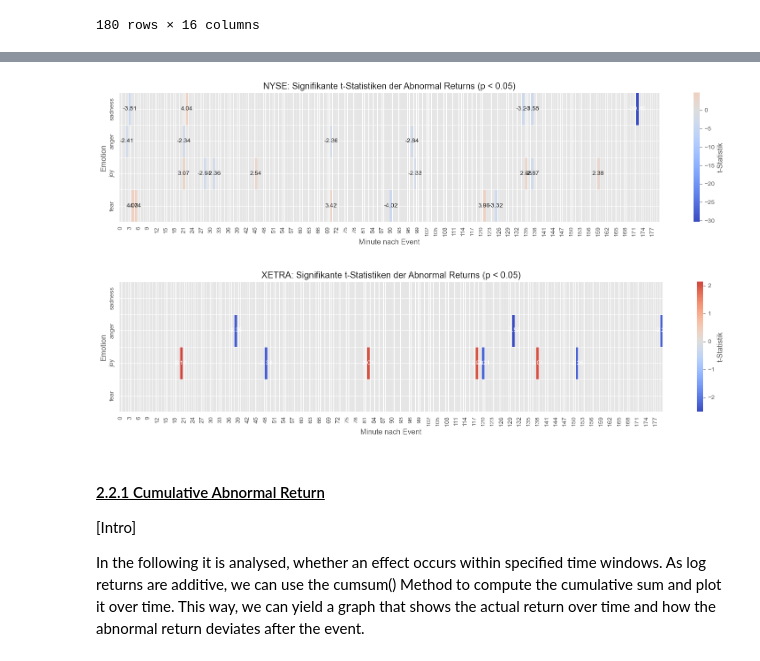
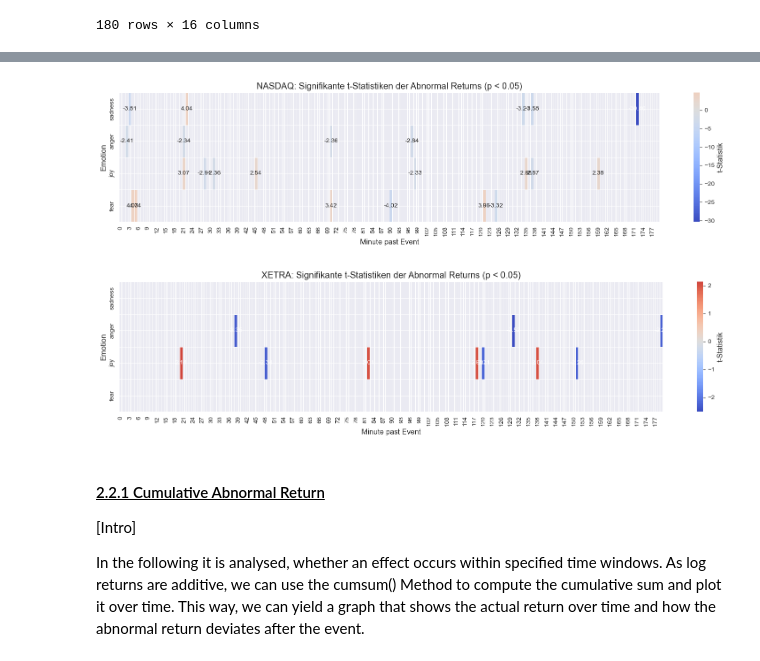
Before and after one commit to AK960/COIN_Repo, a Jupyter notebook: scripts/twitter_topic_emotion_analysis.ipynb, the cells around one changed output, grey strips where cells are left out. Saved outputs shown, nothing was run; the diff lists cells and outputs as text; code cells hidden in the pictures.

```diff
--- a/scripts/twitter_topic_emotion_analysis.ipynb
+++ b/scripts/twitter_topic_emotion_analysis.ipynb
@@ -121,6 +130,7 @@ if RUN_TYPE == 1:
 
     # 2. Create dataframe
     df_topics = pd.DataFrame(topic_info)[['Topic', 'Representation']]
+    df_topics.to_csv('../data/twitter/twitter_topics_overview.csv', index=False)
 
     # 3. Get topic ids with tesla related topics
     tesla_key = "tesla"
@@ -472,15 +464,15 @@ Emotions: ['sadness' 'anger' 'joy' 'fear']
 </p>
 # %%
 ### Read event study dataframes ###
-df_event_study_nyse = pd.read_csv('../data/twitter/twitter_nyse_event_study_top_emo.csv')
-df_event_study_nyse_pre_post = pd.read_csv('../data/twitter/twitter_nyse_event_study_top_emo_pre_post')
+df_event_study_nasdaq = pd.read_csv('../data/twitter/twitter_nasdaq_event_study_top_emo.csv')
+df_event_study_nasdaq_pre_post = pd.read_csv('../data/twitter/twitter_nasdaq_event_study_top_emo_pre_post')
 df_event_study_xetra = pd.read_csv('../data/twitter/twitter_xetra_event_study_top_emo.csv')
 df_event_study_xetra_pre_post = pd.read_csv('../data/twitter/twitter_xetra_event_study_top_emo_pre_post')
 # %%
 ### Significance Testing of AR ###
 # Variables
 alpha = 0.05
-nyse_res = pd.DataFrame()
+nasdaq_res = pd.DataFrame()
 xetra_res = pd.DataFrame()
 
 # Functions
@@ -519,13 +511,13 @@ def test_abnormal_returns(df, test_col):
         results.append(row)
     return pd.DataFrame(results)
 
-for df_stock_exchange, name in zip([df_event_study_nyse, df_event_study_xetra], ['nyse', 'xetra']):
+for df_stock_exchange, name in zip([df_event_study_nasdaq, df_event_study_xetra], ['nasdaq', 'xetra']):
     ar_test_scores = test_abnormal_returns(df_stock_exchange, 'abnormal_return')
     ar_test_scores.set_index('minute', inplace=True)
 
     # Safe exchange specific results
-    if name == 'nyse':
-        nyse_res = ar_test_scores
+    if name == 'nasdaq':
+        nasdaq_res = ar_test_scores
     if name == 'xetra':
         xetra_res = ar_test_scores
 # %%
@@ -583,22 +575,22 @@ minute
 # %%
 import matplotlib.pyplot as plt
 
-# Emotionen aus den Spalten extrahieren (nehmen wir von NYSE)
-t_stat_cols = [col for col in nyse_res.columns if col.endswith('_t_stat')]
+# Emotionen aus den Spalten extrahieren (nehmen wir von NASDAQ)
+t_stat_cols = [col for col in nasdaq_res.columns if col.endswith('_t_stat')]
 emotions = [col.split('_')[0] for col in t_stat_cols]
 
-# ---------- NYSE Plot ----------
+# ---------- NASDAQ Plot ----------
 plt.figure(figsize=(12, 6))
 for emo in emotions:
     col = f"{emo}_abnormal_return_t_stat"
-    if col in nyse_res.columns:
-        plt.plot(nyse_res.index, nyse_res[col], label=emo.capitalize(), linestyle='-', marker='o')
+    if col in nasdaq_res.columns:
+        plt.plot(nasdaq_res.index, nasdaq_res[col], label=emo.capitalize(), linestyle='-', marker='o')
 
 plt.axhline(1.96, color='gray', linestyle='dotted', linewidth=1) # is p = 0.05
 plt.axhline(-1.96, color='gray', linestyle='dotted', linewidth=1)
 plt.axhline(0, color='black', linestyle='--', linewidth=1)
 
-plt.title("t-Stats of Abnormal Returns (NYSE)")
+plt.title("t-Stats of Abnormal Returns (NASDAQ)")
 plt.xlabel("Minute post Event")
 plt.ylabel("t-Value")
 plt.legend(title="Emotion")
@@ -617,7 +609,7 @@ plt.axhline(1.96, color='gray', linestyle='dotted', linewidth=1)
 plt.axhline(-1.96, color='gray', linestyle='dotted', linewidth=1)
 plt.axhline(0, color='black', linestyle='--', linewidth=1)
 
-plt.title("t-Stats of Abnormal Returns (Xetra)")
+plt.title("t-Stats of Abnormal Returns (XETRA)")
 plt.xlabel("Minute post Event")
 plt.ylabel("t-Value")
 plt.legend(title="Emotion")
@@ -629,6 +621,6 @@ plt.show()
 [figure]
 # %%
-def plot_heatmaps(nyse_res, xetra_res, alpha=0.05):
+def plot_heatmaps(nasdaq_res, xetra_res, alpha=0.05):
     def prepare_heatmap_data(res_df):
         # Nur Spalten mit "_abnormal_return_t_stat"
         emotions = [col.split('_')[0] for col in res_df.columns if col.endswith('_abnormal_return_t_stat')]
@@ -647,49 +639,49 @@ def plot_heatmaps(nyse_res, xetra_res, alpha=0.05):
         return heatmap_data, emotions
 
     # Daten vorbereiten
-    nyse_heatmap, _ = prepare_heatmap_data(nyse_res)
+    nasdaq_heatmap, _ = prepare_heatmap_data(nasdaq_res)
     xetra_heatmap, _ = prepare_heatmap_data(xetra_res)
 
-    # Plot für NYSE
+    # Plot für NASDAQ
     plt.figure(figsize=(16, 4))
     sns.heatmap(
-        nyse_heatmap,
+        nasdaq_heatmap,
         cmap="coolwarm",
         center=0,
         annot=True,
         fmt=".2f",
-        mask=nyse_heatmap.isnull(),
+        mask=nasdaq_heatmap.isnull(),
         cbar_kws={'label': 't-Statistik'},
         linewidths=.5
     )
-    plt.xlabel("Minute nach Event")
+    plt.xlabel("Minute past Event")
     plt.ylabel("Emotion")
-    plt.title("NYSE: Signifikante t-Statistiken der Abnormal Returns (p < 0.05)")
+    plt.title("NASDAQ: Signifikante t-Statistiken der Abnormal Returns (p < 0.05)")
     plt.tight_layout()
     plt.show()
 
     # Plot für XETRA
     plt.figure(figsize=(16, 4))
     sns.heatmap(
         xetra_heatmap,
         cmap="coolwarm",
         center=0,
         annot=True,
         fmt=".2f",
         mask=xetra_heatmap.isnull(),
         cbar_kws={'label': 't-Statistik'},
         linewidths=.5
     )
-    plt.xlabel("Minute nach Event")
+    plt.xlabel("Minute past Event")
     plt.ylabel("Emotion")
     plt.title("XETRA: Signifikante t-Statistiken der Abnormal Returns (p < 0.05)")
     plt.tight_layout()
     plt.show()
 
 # Aufruf
-plot_heatmaps(nyse_res, xetra_res)
+plot_heatmaps(nasdaq_res, xetra_res)
 # %% [output]
-[figure, old version]
+[figure, new version]
 [figure]
 # %% [markdown]
 <h4><u>2.2.1 Cumulative Abnormal Return</u></h4>
```
Also changed, not shown: parts of 17 cells of this notebook, 13 other files.
